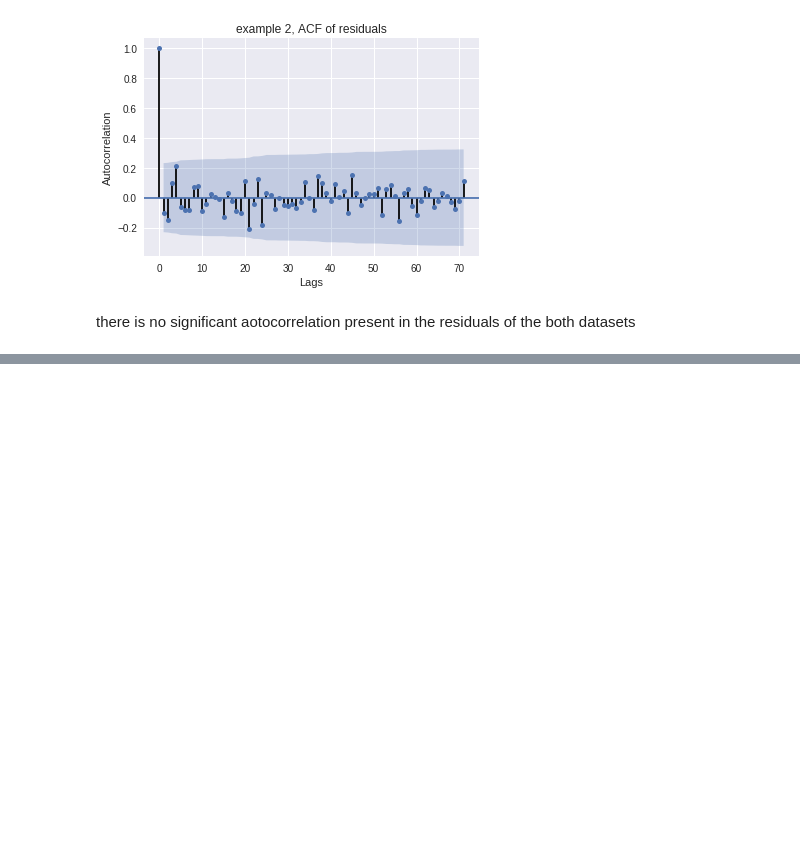
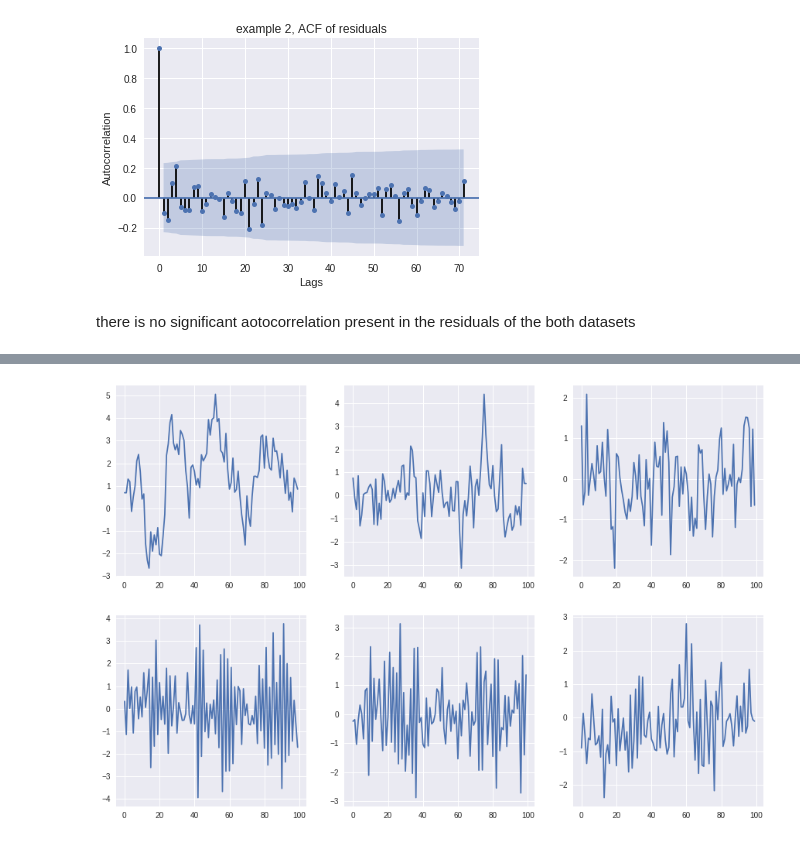
Before and after one commit to saurabh2086/timeSeriesAnalysis, a Jupyter notebook: Lesson 1- Time series basics.ipynb, the cells around one changed output, grey strips where cells are left out. Saved outputs shown, nothing was run; the diff lists cells and outputs as text; code cells hidden in the pictures; blank space fills up the shorter version.

```diff
--- a/Lesson 1- Time series basics.ipynb
+++ b/Lesson 1- Time series basics.ipynb
@@ -247,0 +305,25 @@ there is no significant aotocorrelation present in the residuals of the both dat
+# %%
+from statsmodels.tsa.arima_process import ArmaProcess
+def generate_ar1_sample(phi):
+    ar1 = np.array([1, -1.*phi])
+    ma1 = np.array([1])
+    ar1_process = ArmaProcess(ar1, ma1)
+    return ar1_process.generate_sample(nsample=100)
+# %%
+# phi = 0.9, 0.5, 0.1. , -0.1, -0.5, -0.9
+fig, ax = plt.subplots(figsize=(15,10),nrows=2, ncols=3)
+sample1 = generate_ar1_sample(0.9)
+sample2 = generate_ar1_sample(0.5)
+sample3 = generate_ar1_sample(0.1)
+sample4 = generate_ar1_sample(-0.1)
+sample5 = generate_ar1_sample(-0.5)
+sample6 = generate_ar1_sample(-0.9)
+ax[0,0].plot(sample1)
+ax[0,1].plot(sample2)
+ax[0,2].plot(sample3)
+ax[1,2].plot(sample4)
+ax[1,1].plot(sample5)
+ax[1,0].plot(sample6)
+plt.show()
+# %% [output]
+[figure, added]
```
Also changed, not shown: parts of 24 cells of this notebook, 1 other file.
